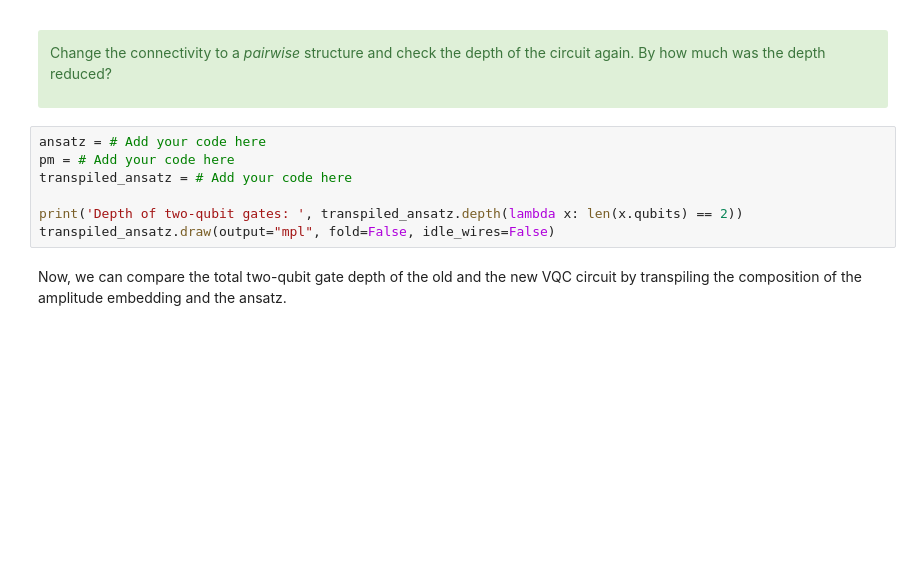
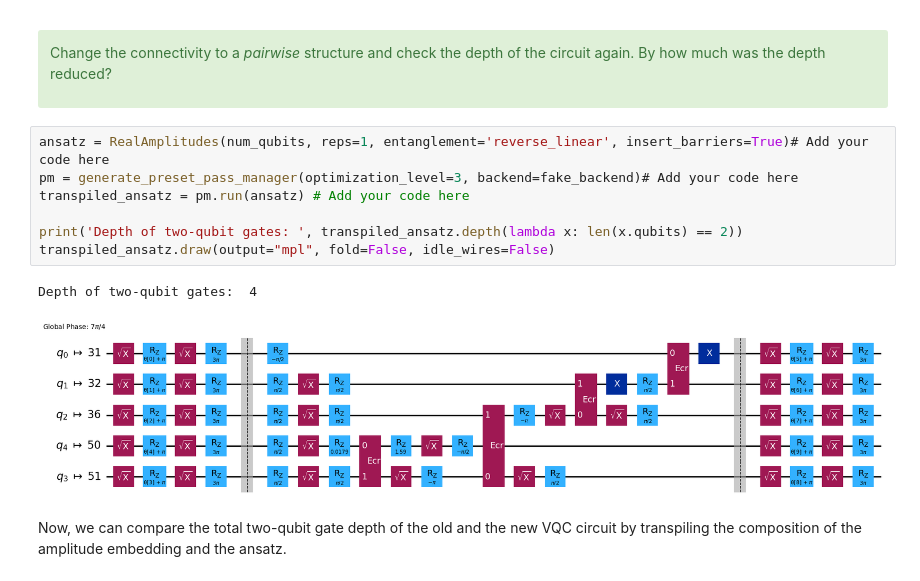
Before and after one commit to q-pratz-chem/ibm-quantum-challenge-2024, a Jupyter notebook: content/lab_4/lab-4.ipynb, the cells around one changed output. Cells and saved outputs as stored; diff of their text form; blank space fills up the shorter version.

```diff
--- a/content/lab_4/lab-4.ipynb
+++ b/content/lab_4/lab-4.ipynb
@@ -843,12 +873,15 @@ Change the connectivity to a _pairwise_ structure and check the depth of the cir
 
 </div>
 # %%
-ansatz = # Add your code here
-pm = # Add your code here
-transpiled_ansatz = # Add your code here
+ansatz = RealAmplitudes(num_qubits, reps=1, entanglement='reverse_linear', insert_barriers=True)# Add your code here
+pm = generate_preset_pass_manager(optimization_level=3, backend=fake_backend)# Add your code here
+transpiled_ansatz = pm.run(ansatz) # Add your code here
 
 print('Depth of two-qubit gates: ', transpiled_ansatz.depth(lambda x: len(x.qubits) == 2))
 transpiled_ansatz.draw(output="mpl", fold=False, idle_wires=False)
+# %% [output]
+Depth of two-qubit gates:  4
+[figure, added]
 # %% [markdown]
 Now, we can compare the total two-qubit gate depth of the old and the new VQC circuit by transpiling the composition of the amplitude embedding and the ansatz.
 # %%
```
Also changed, not shown: parts of 12 cells of this notebook.
